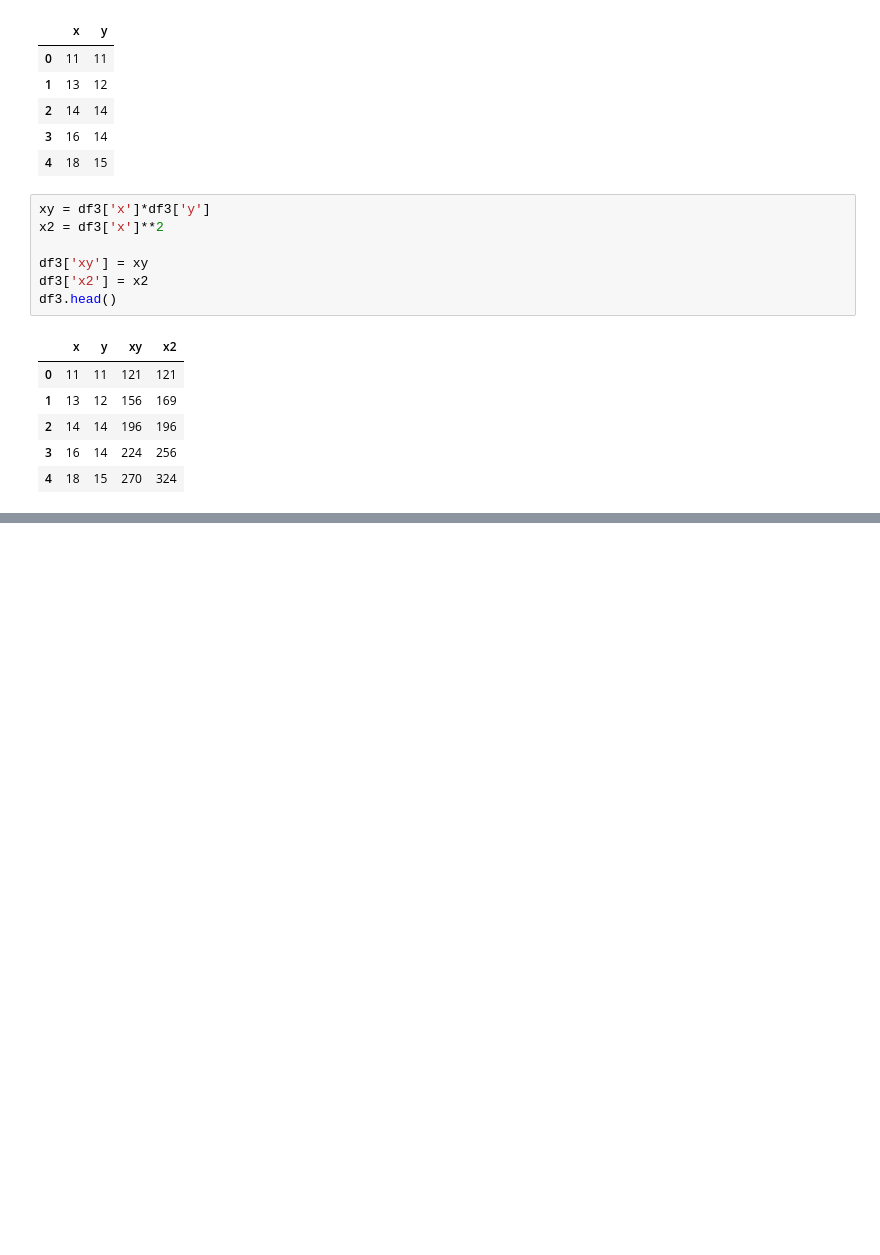
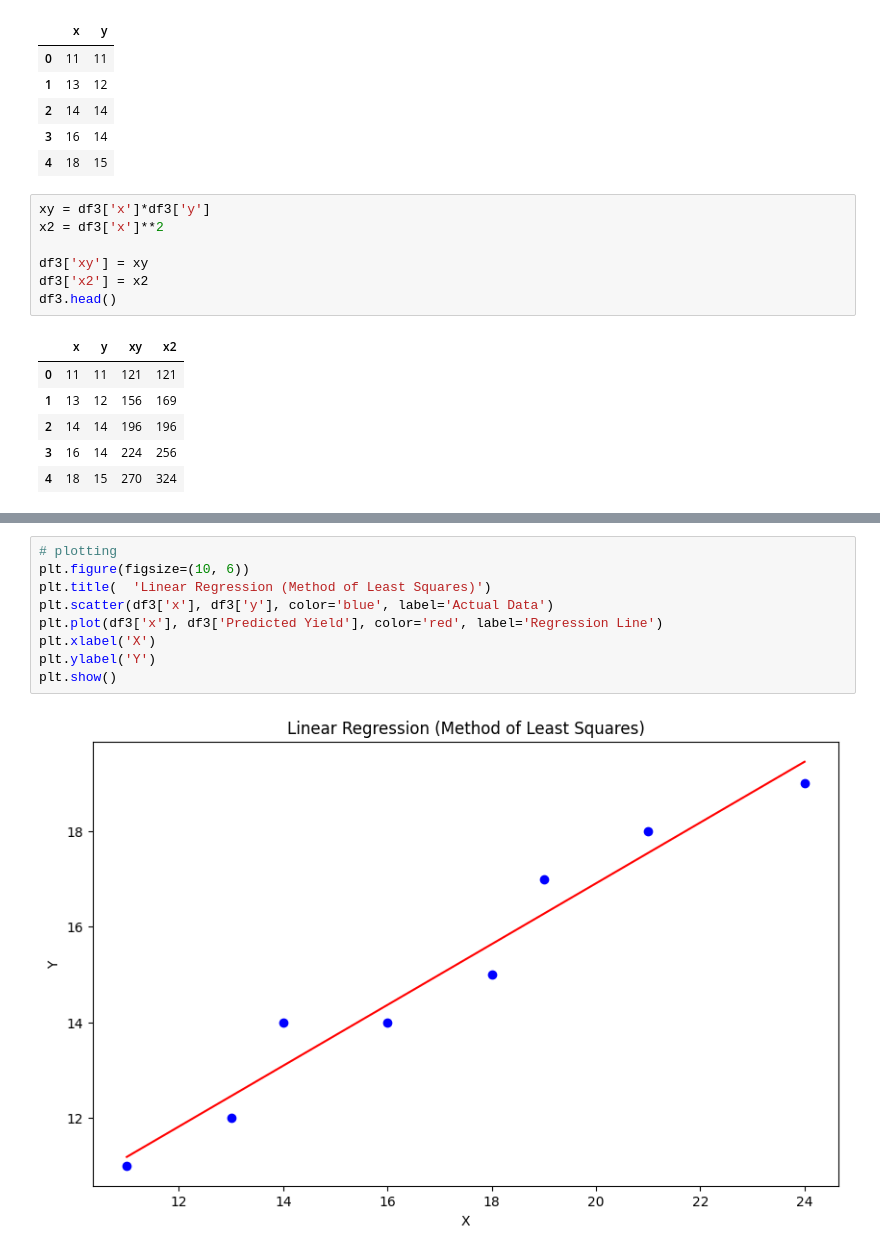
Before and after one commit to Storm00212/Data-manipulation-using-python, a Jupyter notebook: Regression.ipynb, the cells around one changed output, grey strips where cells are left out. Saved outputs shown, nothing was run; the diff lists cells and outputs as text; blank space fills up the shorter version.

Commit message:
Manual regression complete

```diff
--- a/Regression.ipynb
+++ b/Regression.ipynb
@@ -157,0 +156,11 @@ df3.head()
+# %%
+# plotting
+plt.figure(figsize=(10, 6))
+plt.title(  'Linear Regression (Method of Least Squares)')
+plt.scatter(df3['x'], df3['y'], color='blue', label='Actual Data')
+plt.plot(df3['x'], df3['Predicted Yield'], color='red', label='Regression Line')
+plt.xlabel('X')
+plt.ylabel('Y')
+plt.show()
+# %% [output]
+[figure, added]
```
Also changed, not shown: parts of 5 cells of this notebook.
